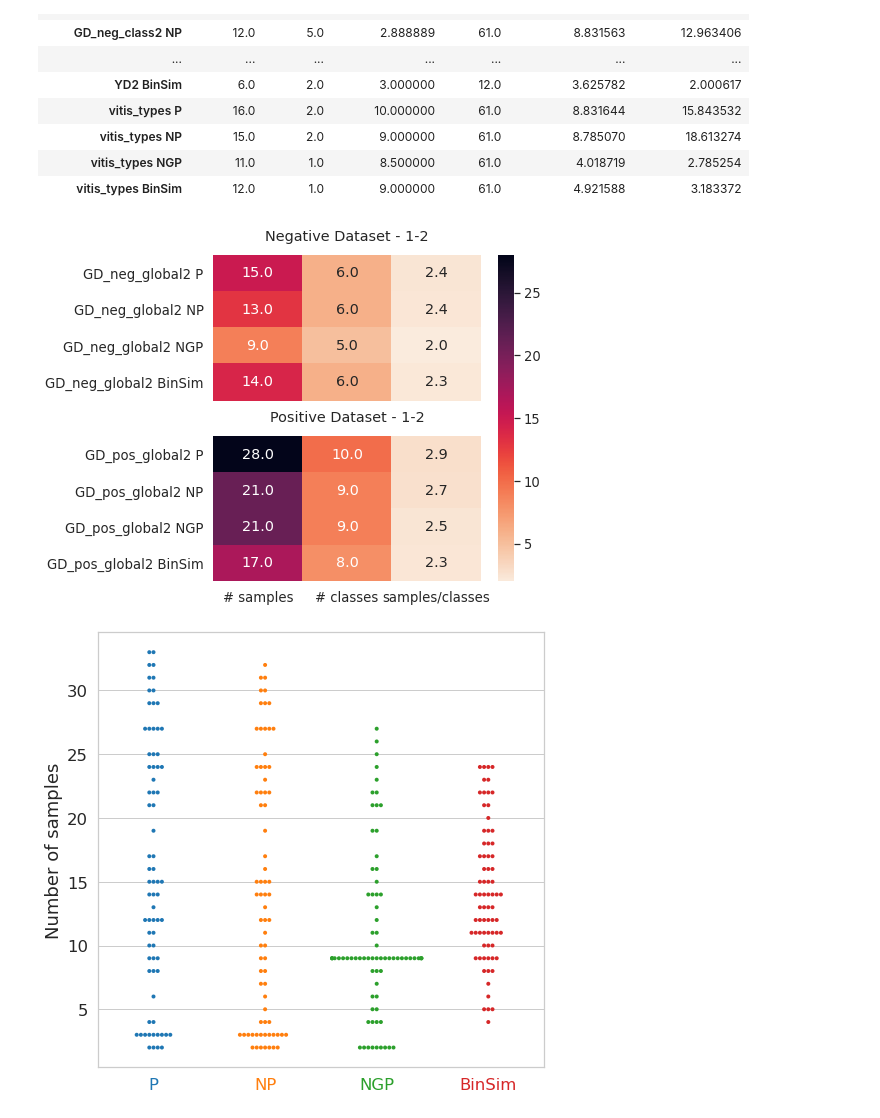
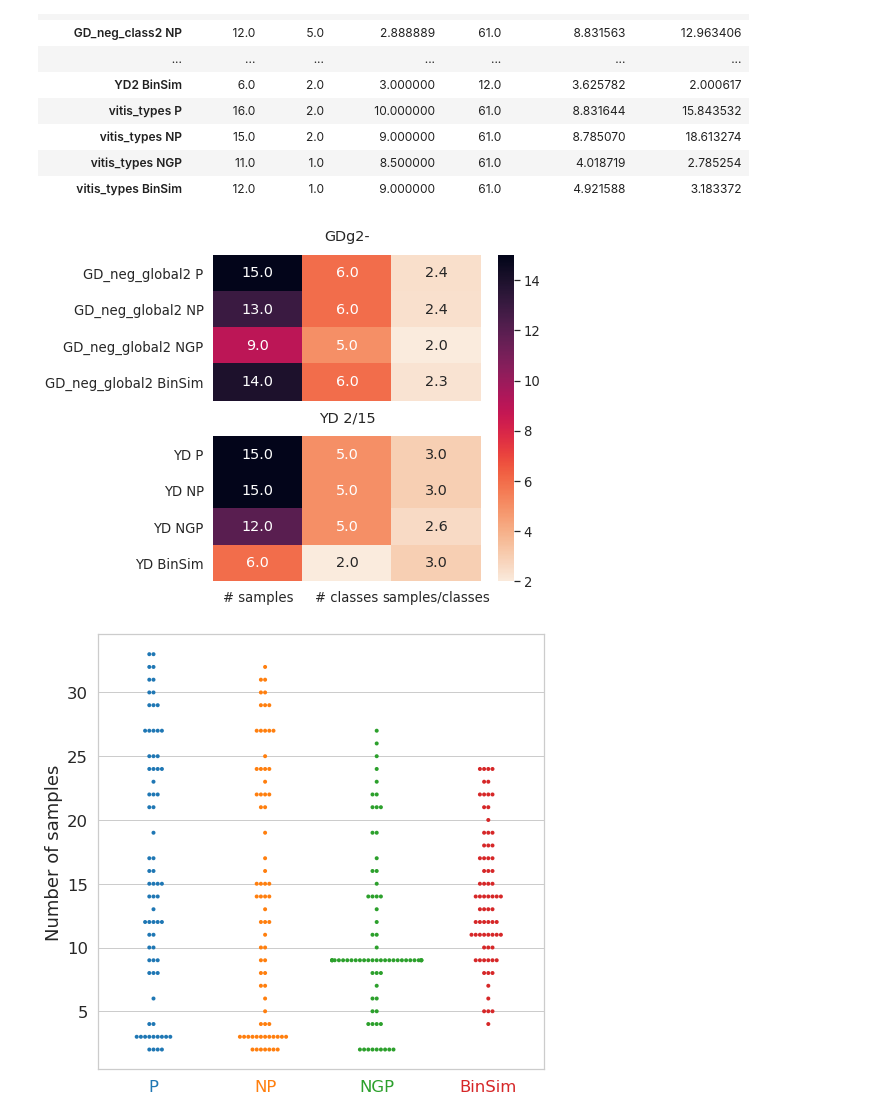
Before and after one commit to aeferreira/binsim_paper, a Jupyter notebook: paper_binsim_supervised.ipynb, the cells around one changed output. Cells and saved outputs as stored; diff of their text form; code cells hidden in the pictures.

```diff
--- a/paper_binsim_supervised.ipynb
+++ b/paper_binsim_supervised.ipynb
@@ -1346,3 +1382,36 @@ Dataframe with the intersection of two set of important features for each pairwi
 | NP | 16 | 91 | 52 | 24 |
 | NGP | 16 | 52 | 91 | 21 |
 | BinSim | 32 | 24 | 21 | 91 |
+# %%
+# How many Features are in at least one of the sets of important features of the differently-treated dataset
+features = features_as_sets['YD']
+union = list(itertools.accumulate(features.values(), set.union))[-1]
+print('Nº of different features across the sets of important features:', len(union))
+
+# How many Features are in all sets of important features of the differently-treated dataset
+intersection = list(itertools.accumulate(features.values(), set.intersection))[-1]
+print(f'Nº of features present in all sets of important features: {len(intersection)}\n')
+
+# Build DataFrame for pairwise intersection of the sets of important features
+intersec = pd.DataFrame(np.zeros((4,4), dtype=int), index=features.keys(), columns=features.keys())
+for fi in features:
+    for fj in features:
+        intersec.loc[fi,fj] = len(features[fi].intersection(features[fj]))
+
+# Intersections of 3 of the 4 different sets of important features
+for i,j,k in itertools.combinations(features,3):
+    print('Sets of features considered:',i,',',j,',',k,'.',
+          'Number of features in the 3 sets:', len(set.intersection(features[i], features[j], features[k])))
+
+# exclusive
+for i in features:
+    fi = features[i]
+    print('exclusive to', i, end=' ')
+    for j in features:
+        if j == i:
+            continue
+        fi = fi - features[j]
+    print(len(fi))
+
+print('\nDataframe with the intersection of two set of important features for each pairwise combination:')
+intersec
@@ -1688,7 +1776,7 @@ accuracy_stats_PLSDA = accuracy_stats_PLSDA.assign(dataset=[PLSDA_all[name]['dat
 # %%
 p4 = sns.color_palette('tab10', 4)
 with sns.axes_style("whitegrid"):
-    with sns.plotting_context("notebook", font_scale=1.3):
+    with sns.plotting_context("notebook", font_scale=1.5):
         f, (axu, axl) = plt.subplots(2, 1, figsize=(12, 10), constrained_layout=True)
         x = np.arange(len(datasets))  # the label locations
         labels = [datasets[name]['name'] for name in datasets]
@@ -1704,6 +1792,8 @@ with sns.axes_style("whitegrid"):
         axu.set_xticklabels(labels)
         axu.set(ylabel='Average accuracy', title='', ylim=(0.4,1.02))
         axu.text(-0.5, 0.95, 'A', weight='bold', fontsize=16)
+        for spine in axu.spines.values():
+            spine.set_edgecolor('0.1')
 
         for i, treatment in enumerate(('P', 'NP', 'NGP', 'BinSim')):
             acc_treatment = accuracy_stats_PLSDA[accuracy_stats_PLSDA['treatment']==treatment]
@@ -1715,6 +1805,8 @@ with sns.axes_style("whitegrid"):
         axl.set_xticklabels(labels)
         axl.set(ylabel='Average accuracy', title='', ylim=(0.4,1.02))
         axl.text(-0.5, 0.95, 'B', weight='bold', fontsize=16)
+        for spine in axl.spines.values():
+            spine.set_edgecolor('0.1')
         axu.legend(loc='upper left', bbox_to_anchor=(0.15, 0.98))
         plt.show()
         f.savefig('paperimages/supervised_performance.pdf' , dpi=200)
@@ -1814,20 +1906,20 @@ df_PLSDA_stats
 # %%
 dist_only = df_PLSDA_stats[['# samples', '# classes', 'samples/classes']]
 line = pd.DataFrame([], columns=dist_only.columns, index=[''])
-display_df = pd.concat([dist_only.iloc[:4], line, dist_only.iloc[4:8]])
+display_df = pd.concat([dist_only.iloc[:4], line, dist_only.iloc[16:20]])
 #display_df
 
 with sns.axes_style("whitegrid"):
     with sns.plotting_context("notebook", font_scale=1.2):
         f, ax = plt.subplots(figsize=(6,6))
         hm = sns.heatmap(display_df, annot=True, fmt='.1f', ax=ax, cmap = sns.cm.rocket_r)
         bottom, top = ax.get_ylim()
 
-        plt.text(1.5,-0.5,'Negative Dataset - 1-2',horizontalalignment='center', verticalalignment='center')
-        plt.text(1.5,4.5,'Positive Dataset - 1-2',horizontalalignment='center', verticalalignment='center')
+        plt.text(1.5,-0.5,'GDg2-',horizontalalignment='center', verticalalignment='center')
+        plt.text(1.5,4.5,'YD 2/15',horizontalalignment='center', verticalalignment='center')
 plt.show()
 # %% [output]
-[figure, old version]
+[figure, new version]
 # %%
 df_PLSDA_sample_dist = {name: PLSDA_all[name]['n samples'] for name in PLSDA_all if PLSDA_all[name]['dskey']=='GD_neg_global2'}
 df_PLSDA_sample_dist = pd.DataFrame(df_PLSDA_sample_dist)
```
Also changed, not shown: parts of 7 cells of this notebook, 1 other file.
